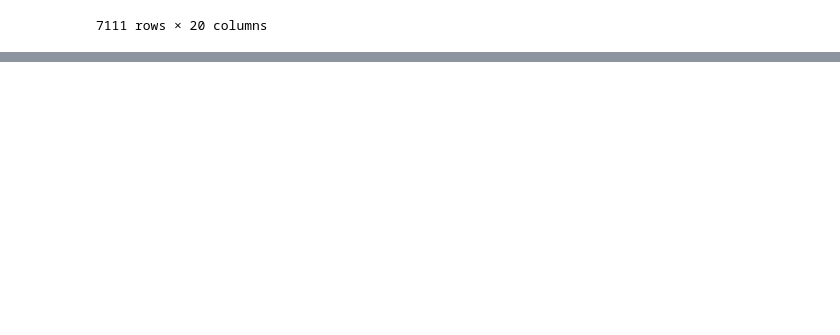
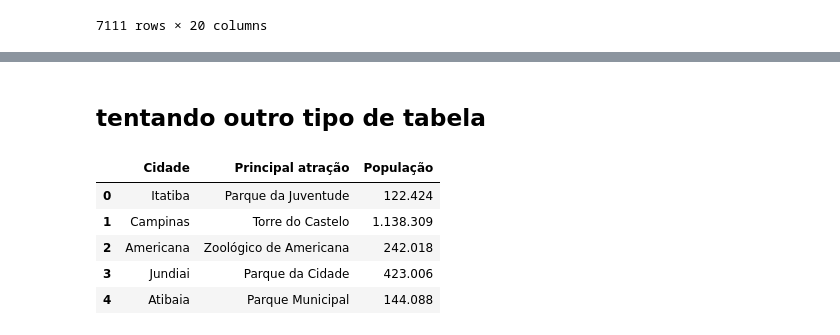
Before and after one commit to AnaClara18/Tentativas, a Jupyter notebook: 1)Explorando dados.ipynb, the cells around one changed output, grey strips where cells are left out. Saved outputs shown, nothing was run; the diff lists cells and outputs as text; code cells hidden in the pictures; blank space fills up the shorter version.

```diff
--- a/1)Explorando dados.ipynb
+++ b/1)Explorando dados.ipynb
@@ -123,0 +230,19 @@ display(df_situacao)
+# %% [markdown]
+## tentando outro tipo de tabela
+# %%
+dados = {
+    'Cidade': ['Itatiba', 'Campinas', 'Americana', 'Jundiai', 'Atibaia'],
+    'Principal atração': ['Parque da Juventude', 'Torre do Castelo', 'Zoológico de Americana', 'Parque da Cidade', 'Parque Municipal'],
+    'População': ['122.424', '1.138.309', '242.018', '423.006', '144.088']
+}
+
+df_dados = pd.DataFrame(dados)
+
+display(df_dados)
+# %% [output]
+|  | Cidade | Principal atração | População |
+| 0 | Itatiba | Parque da Juventude | 122.424 |
+| 1 | Campinas | Torre do Castelo | 1.138.309 |
+| 2 | Americana | Zoológico de Americana | 242.018 |
+| 3 | Jundiai | Parque da Cidade | 423.006 |
+| 4 | Atibaia | Parque Municipal | 144.088 |
```
Also changed, not shown: parts of 14 cells of this notebook.
